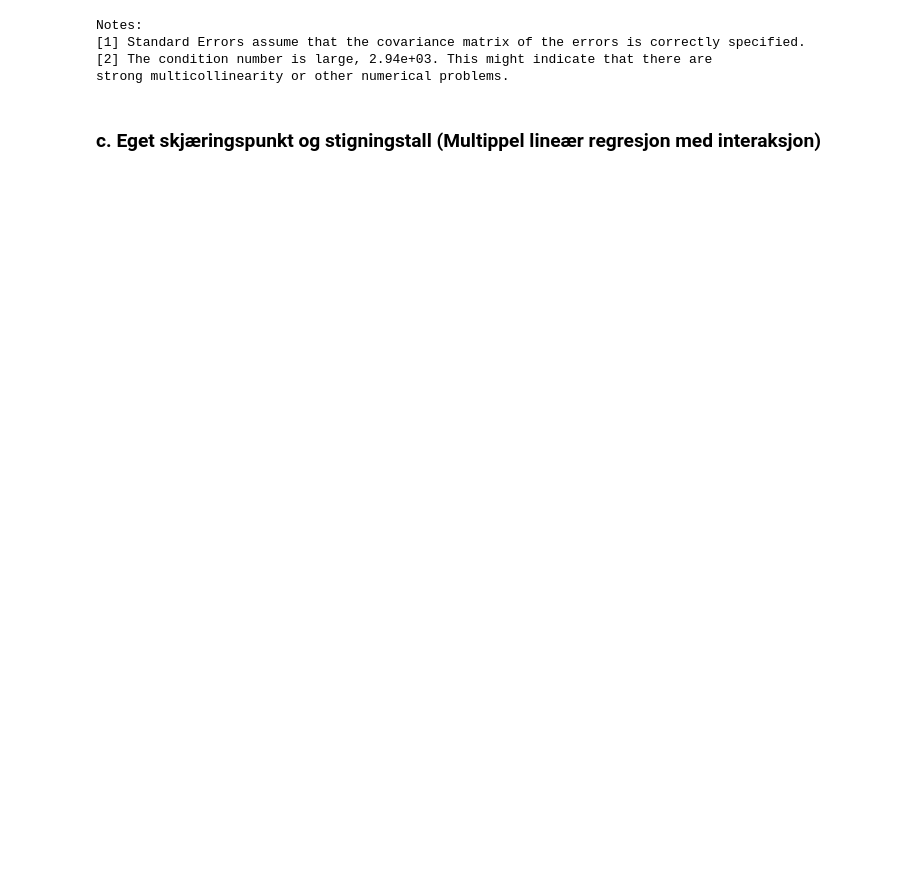
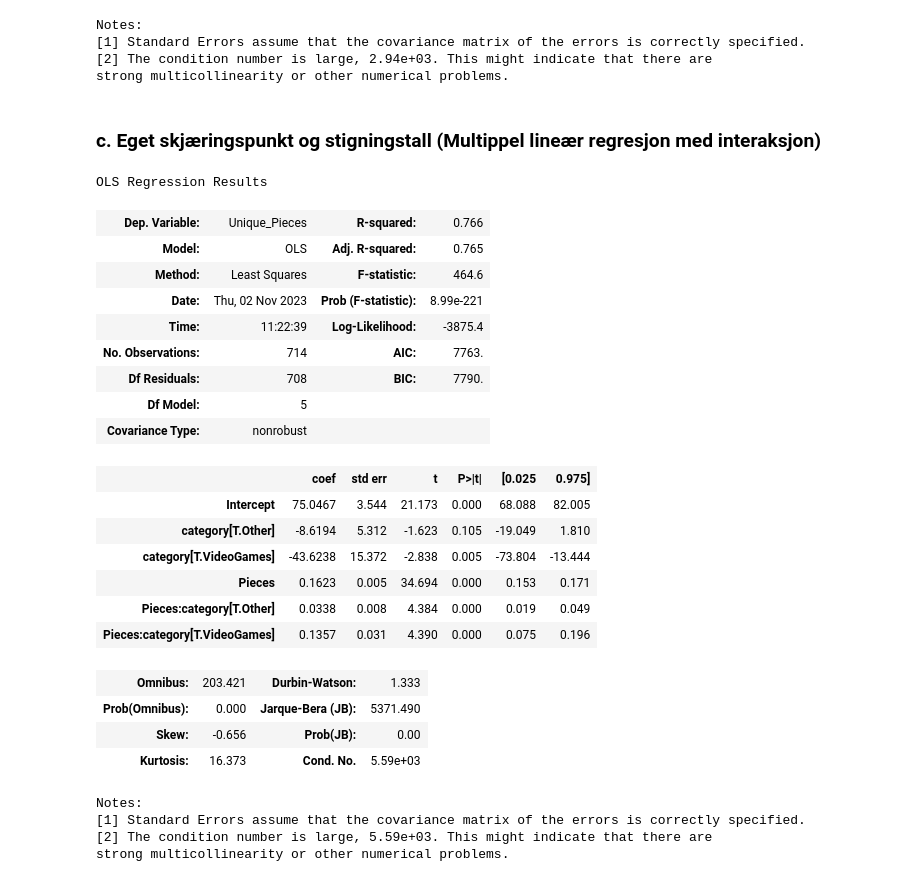
Before and after one commit to kludge7/ISTT1003-Statistikk, a Jupyter notebook: models.ipynb, the cells around one changed output. Drawn from its saved outputs; the diff is of its cells as text; code cells hidden in the pictures; blank space fills up the shorter version.

```diff
--- a/models.ipynb
+++ b/models.ipynb
@@ -207,3 +207,32 @@ Notes:
 strong multicollinearity or other numerical problems.
 # %% [markdown]
 ### c. Eget skjæringspunkt og stigningstall (Multippel lineær regresjon med interaksjon)
+# %%
+modell4_mlr = smf.ols('Unique_Pieces ~ Pieces * category' , data = lego_set_data)
+modell4_mlr.fit().summary()
+# %% [output]
+OLS Regression Results
+| Dep. Variable: | Unique_Pieces | R-squared: | 0.766 |
+| Model: | OLS | Adj. R-squared: | 0.765 |
+| Method: | Least Squares | F-statistic: | 464.6 |
+| Date: | Thu, 02 Nov 2023 | Prob (F-statistic): | 8.99e-221 |
+| Time: | 11:22:39 | Log-Likelihood: | -3875.4 |
+| No. Observations: | 714 | AIC: | 7763. |
+| Df Residuals: | 708 | BIC: | 7790. |
+| Df Model: | 5 |  |  |
+| Covariance Type: | nonrobust |  |  |
+|  | coef | std err | t | P>|t| | [0.025 | 0.975] |
+| Intercept | 75.0467 | 3.544 | 21.173 | 0.000 | 68.088 | 82.005 |
+| category[T.Other] | -8.6194 | 5.312 | -1.623 | 0.105 | -19.049 | 1.810 |
+| category[T.VideoGames] | -43.6238 | 15.372 | -2.838 | 0.005 | -73.804 | -13.444 |
+| Pieces | 0.1623 | 0.005 | 34.694 | 0.000 | 0.153 | 0.171 |
+| Pieces:category[T.Other] | 0.0338 | 0.008 | 4.384 | 0.000 | 0.019 | 0.049 |
+| Pieces:category[T.VideoGames] | 0.1357 | 0.031 | 4.390 | 0.000 | 0.075 | 0.196 |
+| Omnibus: | 203.421 | Durbin-Watson: | 1.333 |
+| Prob(Omnibus): | 0.000 | Jarque-Bera (JB): | 5371.490 |
+| Skew: | -0.656 | Prob(JB): | 0.00 |
+| Kurtosis: | 16.373 | Cond. No. | 5.59e+03 |
+Notes:
+[1] Standard Errors assume that the covariance matrix of the errors is correctly specified.
+[2] The condition number is large, 5.59e+03. This might indicate that there are
+strong multicollinearity or other numerical problems.
```
Also changed, not shown: parts of 4 cells of this notebook.
